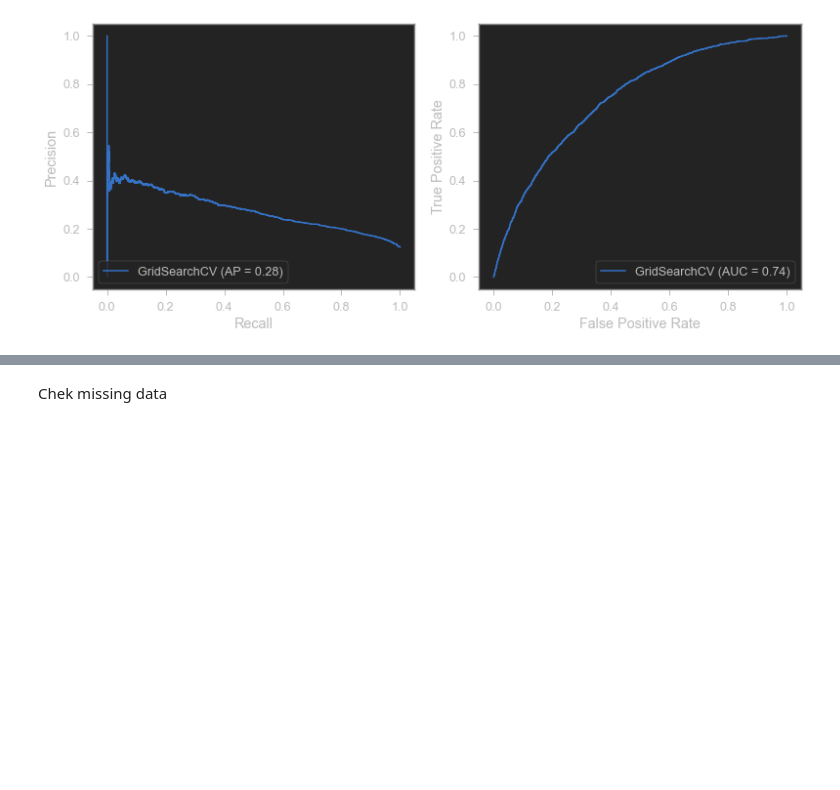
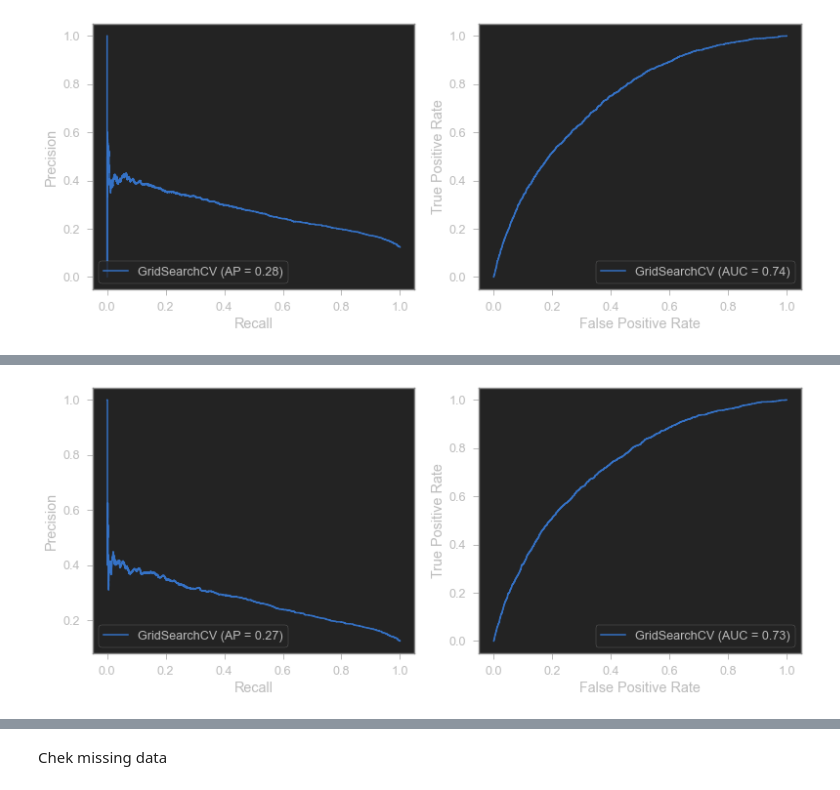
Before and after one commit to vetak8/The_A-team, a Jupyter notebook: Collector's job.ipynb, the cells around one changed output, grey strips where cells are left out. Saved outputs shown, nothing was run; the diff lists cells and outputs as text; code cells hidden in the pictures; blank space fills up the shorter version.

```diff
--- a/Collector's job.ipynb
+++ b/Collector's job.ipynb
@@ -1148,0 +1183,3 @@ df_report
+# %%
+df_report = get_scores(df_report, clf_lr_over, X_test,
+                       y_test, 'LogisticRegression_skf_imb')
@@ -1148,0 +1215,15 @@ df_report
+# %%
+# Grid Search
+rf_skf = RandomForestClassifier(class_weight='balanced')
+skf = StratifiedShuffleSplit(n_splits=5, random_state=10)
+
+param = {'bootstrap': [True],
+         'max_depth': [10, 30],
+         'n_estimators': [600, 1000]}
+
+clf_rf = GridSearchCV(
+    rf_skf, param, scoring='roc_auc', refit=True, cv=skf, verbose=3, n_jobs=-1)
+clf_rf.fit(X_train, y_train)
+
+print('Best roc_auc: {:.4}, with best C: {}'.format(
+    clf_rf.best_score_, clf_rf.best_params_))
@@ -1148,0 +1238,9 @@ df_report
+# %%
+df_report = get_scores(df_report, clf_rf, X_test, y_test, 'RandomForestClassifier_skf')
+
+fig, (ax1, ax2) = plt.subplots(1, 2, figsize=(13, 5))
+
+plot_precision_recall_curve(clf_rf, X_test, y_test, ax=ax1)
+plot_roc_curve(clf_rf, X_test, y_test, ax=ax2);
+# %% [output]
+[figure, added]
```
Also changed, not shown: parts of 38 cells of this notebook.
